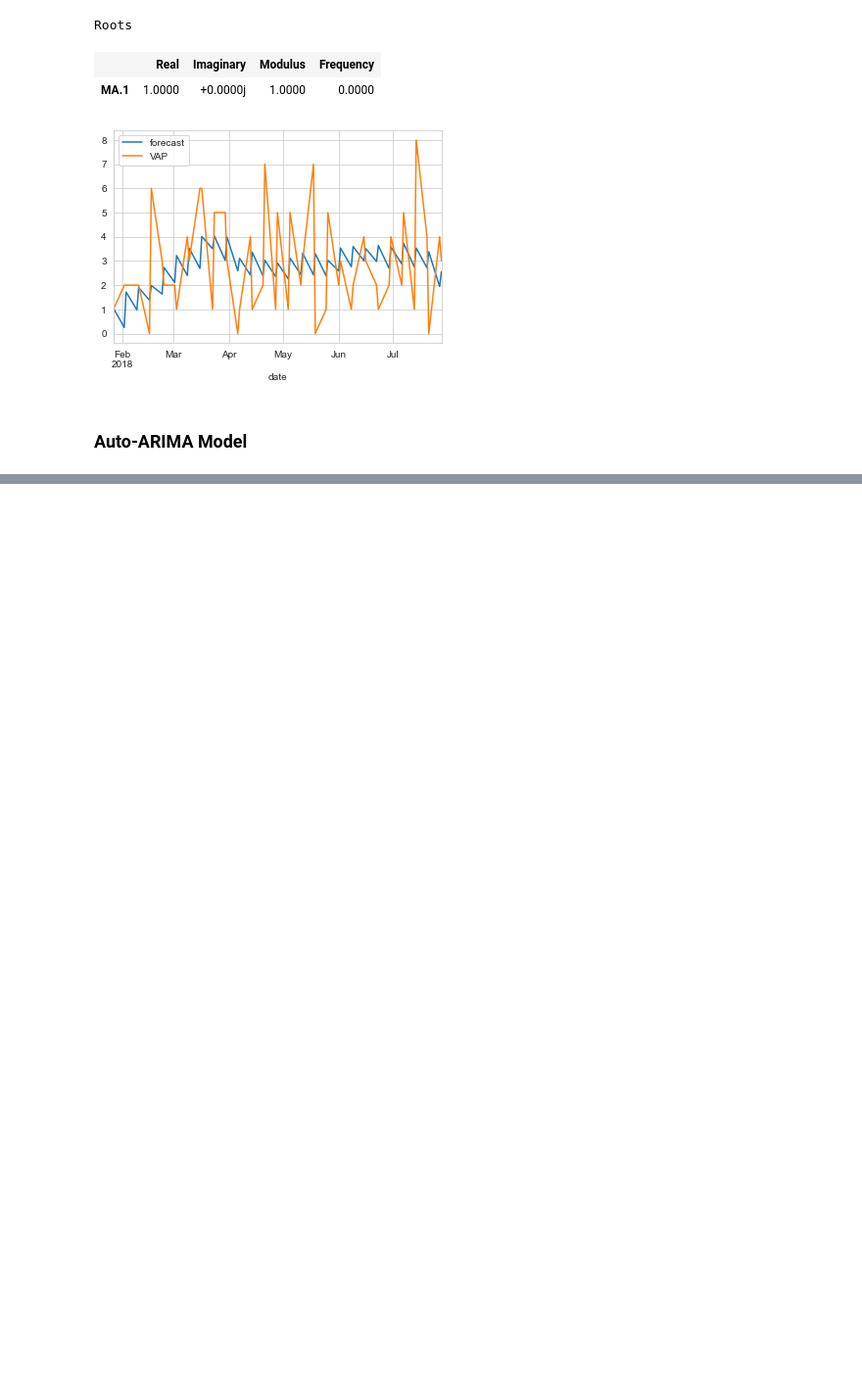
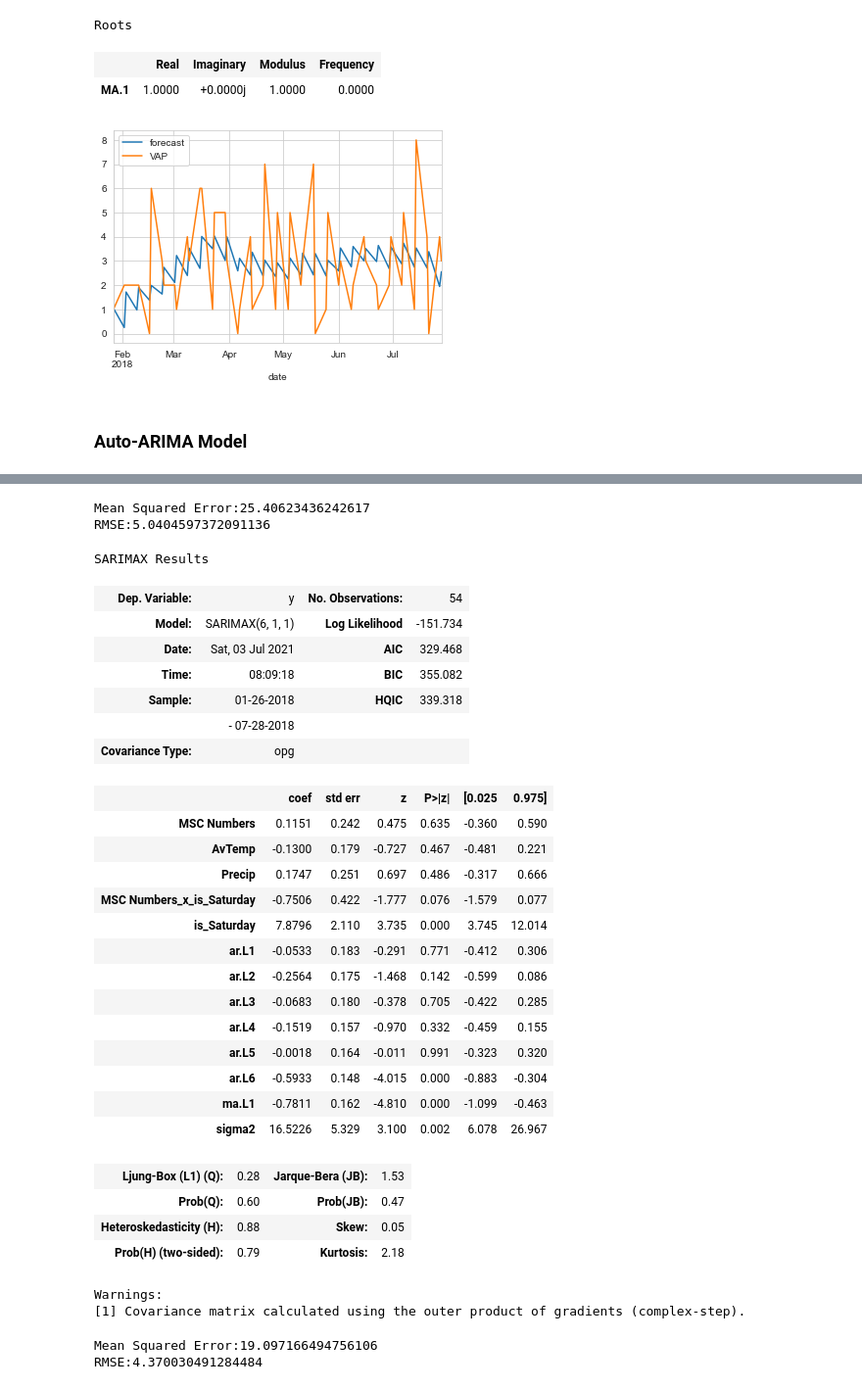
Before and after one commit to AndreasThinks/NTE_hotspot_policing, a Jupyter notebook: analysis.ipynb, the cells around one changed output, grey strips where cells are left out. Shown: that part at 98% size. Saved outputs shown, nothing was run; the diff lists cells and outputs as text; code cells hidden in the pictures; blank space fills up the shorter version.

Commit message:
added time trend analysis

```diff
--- a/analysis.ipynb
+++ b/analysis.ipynb
@@ -842,0 +1090,54 @@ Warnings:
+# %%
+predictions = auto.predict_in_sample(exogenous=weekend_only[features])
+mse = mean_squared_error(weekend_only["TNOs"], predictions)
+print("Mean Squared Error:" + str(mse))
+print("RMSE:" + str(np.sqrt(mse)))
+# %% [output]
+Mean Squared Error:25.40623436242617
+RMSE:5.0404597372091136
+# %%
+features = ["MSC Numbers", "AvTemp", "Precip", "MSC Numbers_x_is_Saturday", "is_Saturday"]
+
+auto = pm.auto_arima(weekend_only["TNOs"],exogenous=weekend_only[features], d=1, seasonal=True, stepwise=True,
+                     suppress_warnings=True, error_action="ignore", max_p=6,
+                     max_order=None)
+
+
+auto.summary()
+# %% [output]
+SARIMAX Results
+| Dep. Variable: | y | No. Observations: | 54 |
+| Model: | SARIMAX(6, 1, 1) | Log Likelihood | -151.734 |
+| Date: | Sat, 03 Jul 2021 | AIC | 329.468 |
+| Time: | 08:09:18 | BIC | 355.082 |
+| Sample: | 01-26-2018 | HQIC | 339.318 |
+|  | - 07-28-2018 |  |  |
+| Covariance Type: | opg |  |  |
+|  | coef | std err | z | P>|z| | [0.025 | 0.975] |
+| MSC Numbers | 0.1151 | 0.242 | 0.475 | 0.635 | -0.360 | 0.590 |
+| AvTemp | -0.1300 | 0.179 | -0.727 | 0.467 | -0.481 | 0.221 |
+| Precip | 0.1747 | 0.251 | 0.697 | 0.486 | -0.317 | 0.666 |
+| MSC Numbers_x_is_Saturday | -0.7506 | 0.422 | -1.777 | 0.076 | -1.579 | 0.077 |
+| is_Saturday | 7.8796 | 2.110 | 3.735 | 0.000 | 3.745 | 12.014 |
+| ar.L1 | -0.0533 | 0.183 | -0.291 | 0.771 | -0.412 | 0.306 |
+| ar.L2 | -0.2564 | 0.175 | -1.468 | 0.142 | -0.599 | 0.086 |
+| ar.L3 | -0.0683 | 0.180 | -0.378 | 0.705 | -0.422 | 0.285 |
+| ar.L4 | -0.1519 | 0.157 | -0.970 | 0.332 | -0.459 | 0.155 |
+| ar.L5 | -0.0018 | 0.164 | -0.011 | 0.991 | -0.323 | 0.320 |
+| ar.L6 | -0.5933 | 0.148 | -4.015 | 0.000 | -0.883 | -0.304 |
+| ma.L1 | -0.7811 | 0.162 | -4.810 | 0.000 | -1.099 | -0.463 |
+| sigma2 | 16.5226 | 5.329 | 3.100 | 0.002 | 6.078 | 26.967 |
+| Ljung-Box (L1) (Q): | 0.28 | Jarque-Bera (JB): | 1.53 |
+| Prob(Q): | 0.60 | Prob(JB): | 0.47 |
+| Heteroskedasticity (H): | 0.88 | Skew: | 0.05 |
+| Prob(H) (two-sided): | 0.79 | Kurtosis: | 2.18 |
+Warnings:
+[1] Covariance matrix calculated using the outer product of gradients (complex-step).
+# %%
+predictions = auto.predict_in_sample(exogenous=weekend_only[features])
+mse = mean_squared_error(weekend_only["TNOs"], predictions)
+print("Mean Squared Error:" + str(mse))
+print("RMSE:" + str(np.sqrt(mse)))
+# %% [output]
+Mean Squared Error:19.097166494756106
+RMSE:4.370030491284484
```
Also changed, not shown: parts of 31 cells of this notebook, 3 other files.
